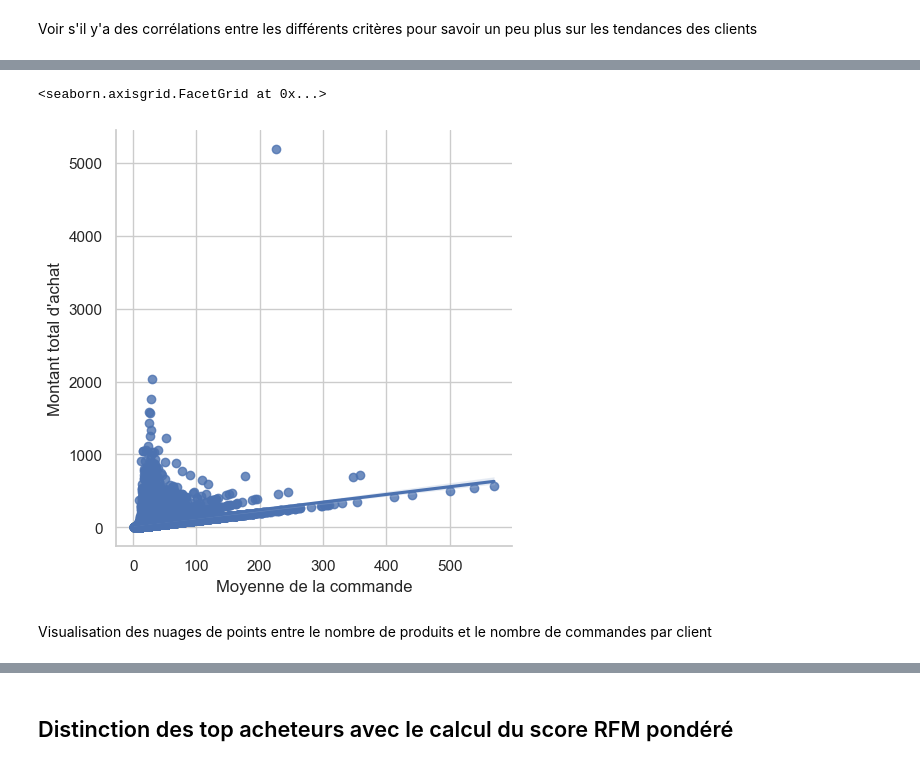
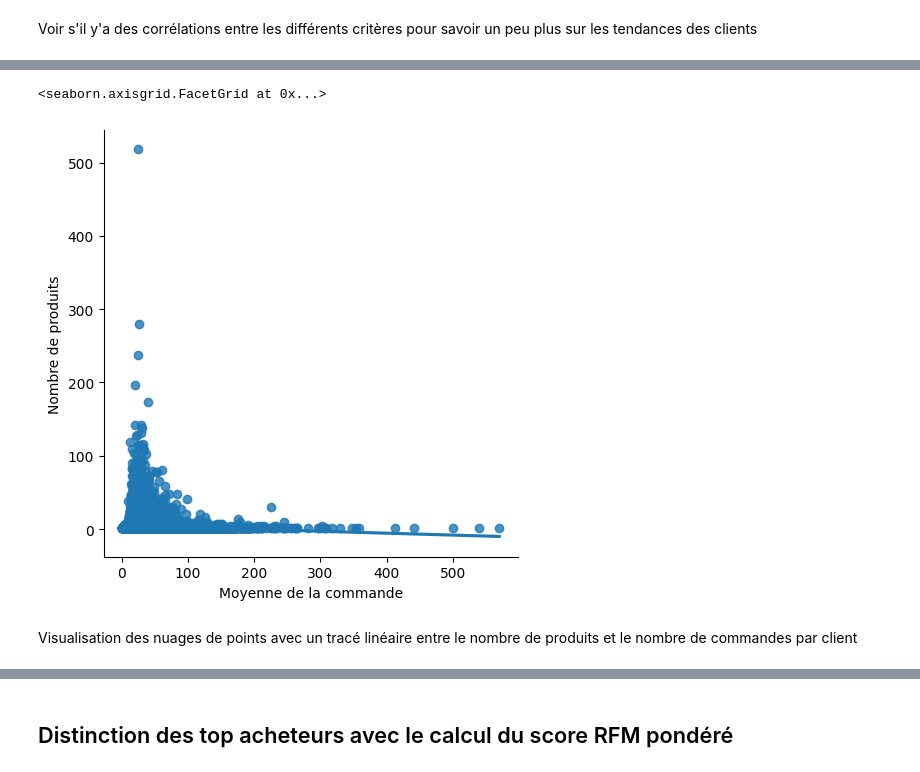
Before and after one commit to hammariheb/top_buyers_analysis, a Jupyter notebook: main.ipynb, the cells around one changed output, grey strips where cells are left out. Cells and saved outputs as stored; diff of their text form; code cells hidden in the pictures.

```diff
--- a/main.ipynb
+++ b/main.ipynb
@@ -372,10 +361,10 @@ Visualisation des nuages de points entre la moyenne de la commande et le montant
 # %%
-sns.lmplot(x='Moyenne de la commande',y='Montant total d\'achat',data=Top_criteres)
+sns.lmplot(x='Moyenne de la commande',y='Nombre de produits',data=Top_criteres)
 # %% [output]
 <seaborn.axisgrid.FacetGrid at 0x...>
-[figure, old version]
+[figure, new version]
 # %% [markdown]
-Visualisation des nuages de points entre le nombre de produits et le nombre de commandes par client
+Visualisation des nuages de points avec un tracé linéaire entre le nombre de produits et le nombre de commandes par client
 # %%
 sns.lmplot(x='Montant total d\'achat',y='Nombre de produits',data=Top_criteres)
 # %% [output]
```
Also changed, not shown: parts of 29 cells of this notebook, 1 other file.
